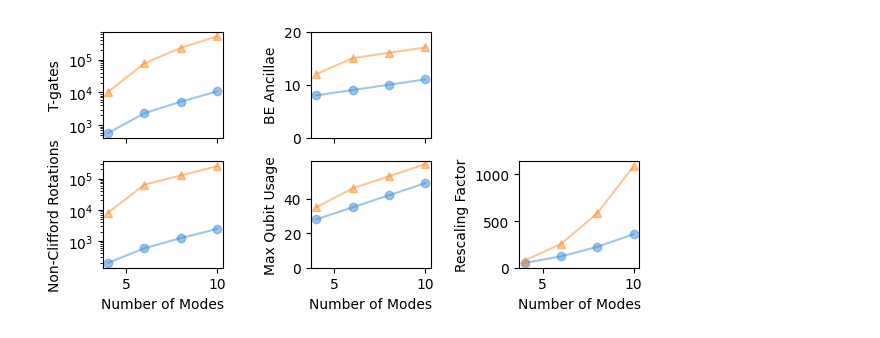
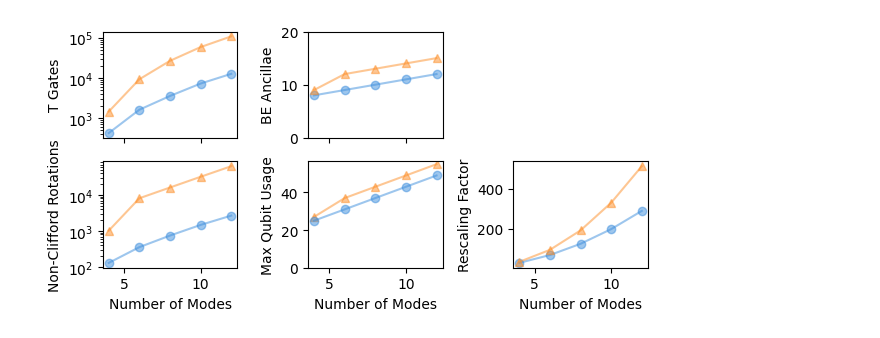
Before and after one commit to Tufts-QIQC/LOBE, a Jupyter notebook: notebooks/benchmarking/integrated_models/full_yukawa.ipynb, the cells around one changed output. Cells and saved outputs as stored; diff of their text form; code cells hidden in the pictures.

Commit message:
Fixing plot y-axis titles

```diff
--- a/notebooks/benchmarking/integrated_models/full_yukawa.ipynb
+++ b/notebooks/benchmarking/integrated_models/full_yukawa.ipynb
@@ -95,8 +3,0 @@ def lcu_ify(resolution, max_bosonic_occupancy):
-# %%
-resolutions = range(2, 8)
-bosonic_cutoff = 3
-
-print("LOBE")
-LOBE_DATA = [lobotomize(resolution, bosonic_cutoff) for resolution in resolutions]
-print("LCU")
-LCU_DATA = [lcu_ify(resolution, bosonic_cutoff) for resolution in resolutions]
@@ -180,4 +3,0 @@ plt.tight_layout()
-# %%
-operator = yukawa_hamiltonian(res = 4, g = 1, mf = 1, mb = 1)
-operator = translate_antifermions_to_fermions(operator).normal_order()
-operator.max_bosonic_mode, operator.max_fermionic_mode, operator.max_antifermionic_mode
@@ -203,5 +17,5 @@ import pickle
 # %%
-with open('full_yukawa_7_2_5.pickle', 'rb') as handle:
+with open('full_yukawa_3_2_6.pickle', 'rb') as handle:
     (LCU_DATA, LCU_PIECEWISE_DATA, LOBE_DATA, operator_norms, bosonic_cutoff, resolution_range) = pickle.load(handle)
 
 numbers_of_modes = []
@@ -241,7 +55,7 @@ axes[0][0].plot(
 #     alpha=0.5,
 #     label="LCU",
 # )
-axes[0][0].set_ylabel("T-gates")
+axes[0][0].set_ylabel("T Gates")
 axes[0][0].set_xticklabels([])
 axes[0][0].set_yscale("log")
 
@@ -373,31 +187,31 @@ axes[1][2].plot(
 # axes[1][2].plot(
 #     numbers_of_modes,
 #     [LCU_PIECEWISE_DATA[i][1] for i in range(len(numbers_of_modes))],
 #     color=GREEN,
 #     marker="s",
 #     alpha=0.5,
 #     label="LCU",
 # )
 # axes[1][2].plot(
 #     numbers_of_modes,
 #     [operator_norms[i] for i in range(len(numbers_of_modes))],
 #     color="black",
 #     marker="x",
 #     ls="--",
 #     alpha=0.5,
 # )
 axes[1][2].set_ylabel("Rescaling Factor")
 axes[1][2].set_xlabel("Number of Modes")
 
 fig.delaxes(axes[0][2])
 plt.tight_layout()
 # axes[2][0].legend(
 #     loc="upper center",
 #     bbox_to_anchor=(1.5, 0.75),
 #     fancybox=True,
 #     shadow=True,
 #     ncol=1,
 # )
 plt.savefig(f"../../../manuscript/figures/full-yukawa-resolution-{bosonic_cutoff}.pdf", dpi=300)
 # %% [output]
-[figure, old version]
+[figure, new version]
```
Also changed, not shown: parts of 11 cells of this notebook, 4 other files.
